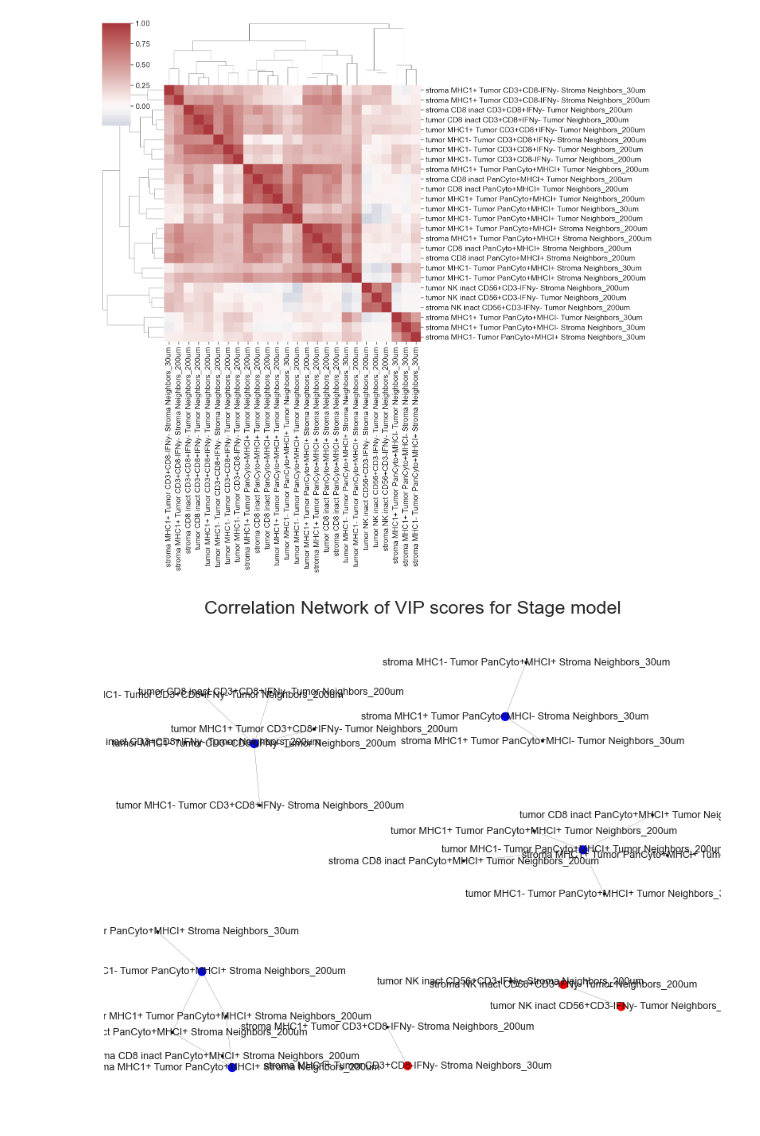
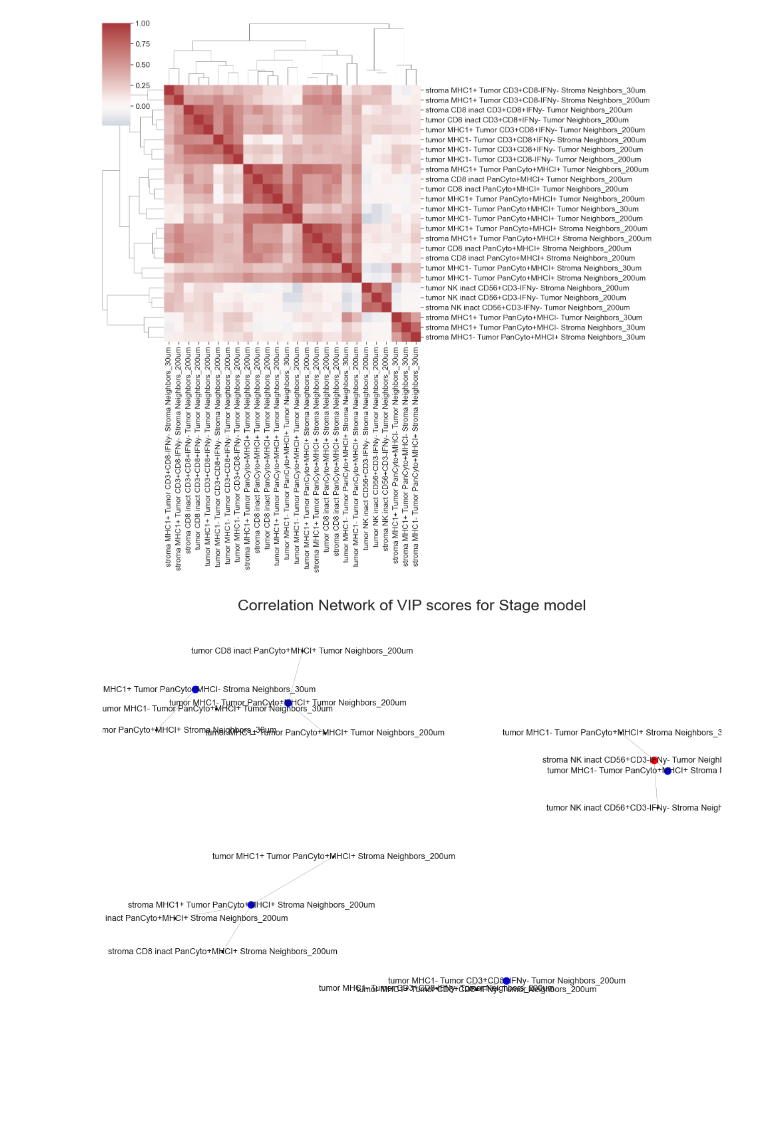
Before and after one commit to Dolatshahi-Lab/NSCLC_SpatialMethods, a Jupyter notebook: Q3_grade_network_correlations.ipynb, the cells around one changed output. Drawn from its saved outputs; the diff is of its cells as text; code cells hidden in the pictures; blank space fills up the shorter version.

```diff
--- a/Q3_grade_network_correlations.ipynb
+++ b/Q3_grade_network_correlations.ipynb
@@ -380,5 +376,6 @@ plsr_links_filtered=plsr_links.loc[(plsr_links['value'] > 0.7) & (plsr_links['va
 # %%
-plsr_links_filtered=plsr_links.loc[(plsr_links['value'] > 0.7) ]
+# plsr_links_filtered=plsr_links.loc[(plsr_links['value'] > 0.75) ] # this includes features being correlated to them selves
+plsr_links_filtered=plsr_links.loc[(plsr_links['value'] > 0.75) & (plsr_links['var1'] != plsr_links['var2']) ]
 # %%
 corr_filt = corr[corr.index.isin(plsr_links_filtered['var2']) |  corr.index.isin(plsr_links_filtered['var1'])]
 corr_filt = corr_filt[corr_filt.columns[corr_filt.columns.isin(plsr_links_filtered['var2']) |  corr.index.isin(plsr_links_filtered['var1'])]]
@@ -585,15 +582,15 @@ def draw(G, pos, measures, measure_name, save = False, file=''):
     #plt.colorbar()
     plt.axis('off')
     fig = plt.gcf()
-    fig.set_size_inches(10, 8)
+    fig.set_size_inches(12, 8)
     if save == True:
         plt.savefig(file, bbox_inches = 'tight')
     else:
         return
     plt.show()
 # %%
-pos = nx.spring_layout(G, k=1.8, iterations=250)
+pos = nx.spring_layout(G, k=2, iterations=250)
 draw(G, pos, nx.degree_centrality(G), 'Correlation Network of VIP scores for Stage model', save = True, file = '/home/gh8sj/projects/gabe_kate_method/figures/nsclc/final_figures/fig_6d_network.pdf')#,format='pdf', bbox_inches = 'tight')
 #draw(G, pos, nx.degree_centrality(G), 'Correlation Network of VIP scores for Stage model', save = True, file = '/home/gh8sj/projects/gabe_kate_method/figures/nsclc/final_figures/fig_6d_network.png')
 # %% [output]
-[figure, old version]
+[figure, new version]
```
Also changed, not shown: parts of 7 cells of this notebook, 3 other files.
